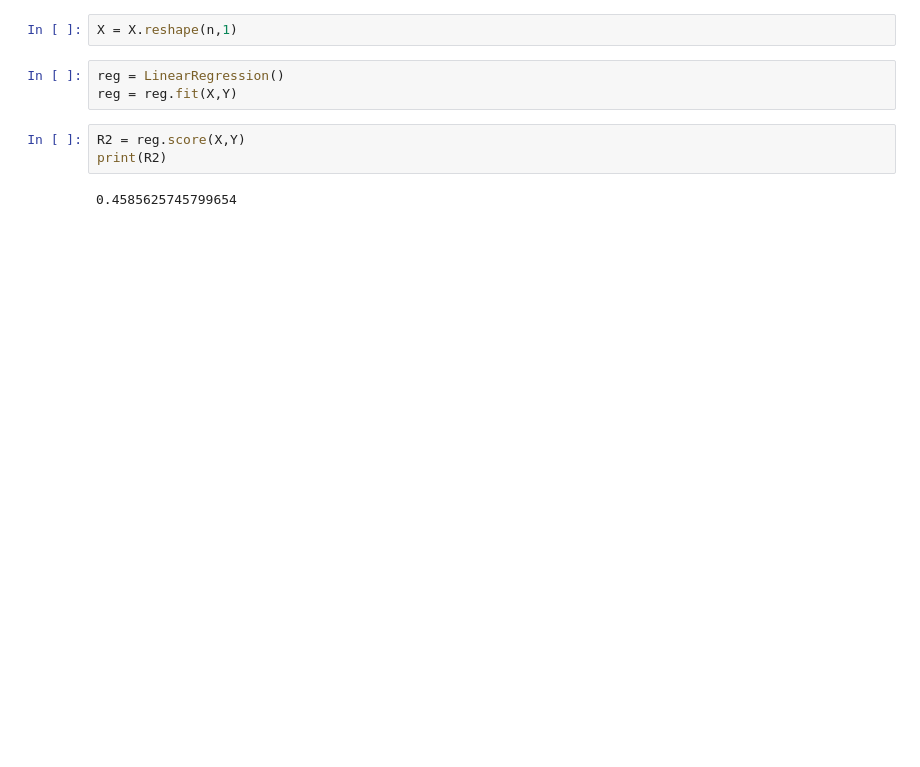
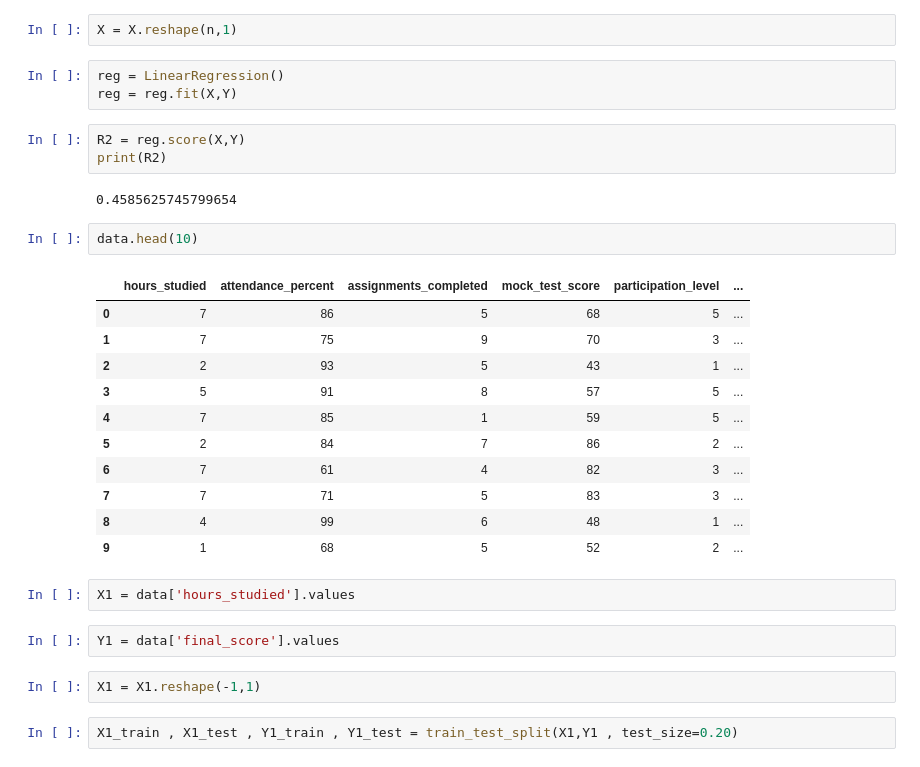
Before and after one commit to Sinchana-Urs2301/Internship, a Jupyter notebook: internship.ipynb, the cells around one changed output. Cells and saved outputs as stored; diff of their text form; blank space fills up the shorter version.

```diff
--- a/internship.ipynb
+++ b/internship.ipynb
@@ -167,3 +169,25 @@ R2 = reg.score(X,Y)
 print(R2)
 # %% [output]
 0.4585625745799654
+# %%
+data.head(10)
+# %% [output]
+|  | hours_studied | attendance_percent | assignments_completed | mock_test_score | participation_level | ... |
+| 0 | 7 | 86 | 5 | 68 | 5 | ... |
+| 1 | 7 | 75 | 9 | 70 | 3 | ... |
+| 2 | 2 | 93 | 5 | 43 | 1 | ... |
+| 3 | 5 | 91 | 8 | 57 | 5 | ... |
+| 4 | 7 | 85 | 1 | 59 | 5 | ... |
+| 5 | 2 | 84 | 7 | 86 | 2 | ... |
+| 6 | 7 | 61 | 4 | 82 | 3 | ... |
+| 7 | 7 | 71 | 5 | 83 | 3 | ... |
+| 8 | 4 | 99 | 6 | 48 | 1 | ... |
+| 9 | 1 | 68 | 5 | 52 | 2 | ... |
+# %%
+X1 = data['hours_studied'].values
+# %%
+Y1 = data['final_score'].values
+# %%
+X1 = X1.reshape(-1,1)
+# %%
+X1_train , X1_test , Y1_train , Y1_test = train_test_split(X1,Y1 , test_size=0.20)
```
Also changed, not shown: parts of 10 cells of this notebook.
